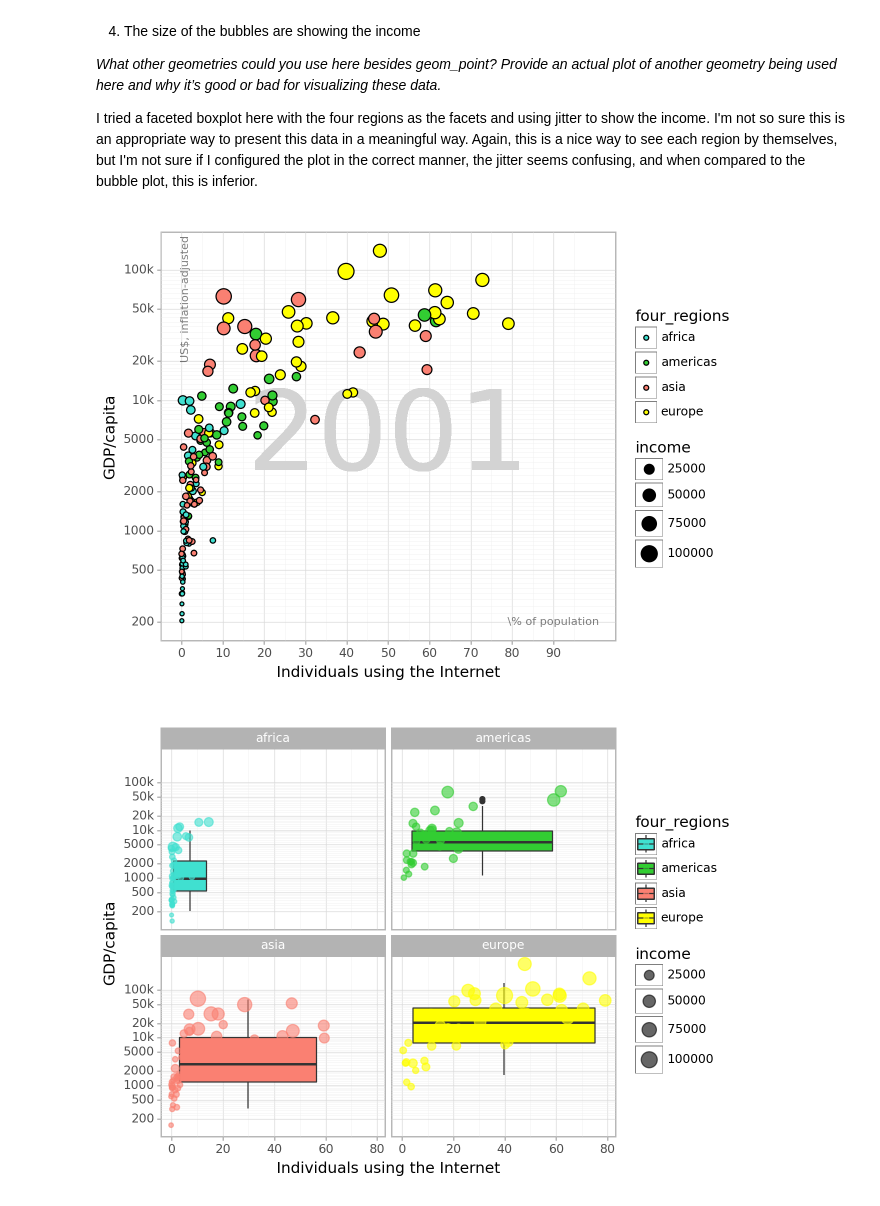
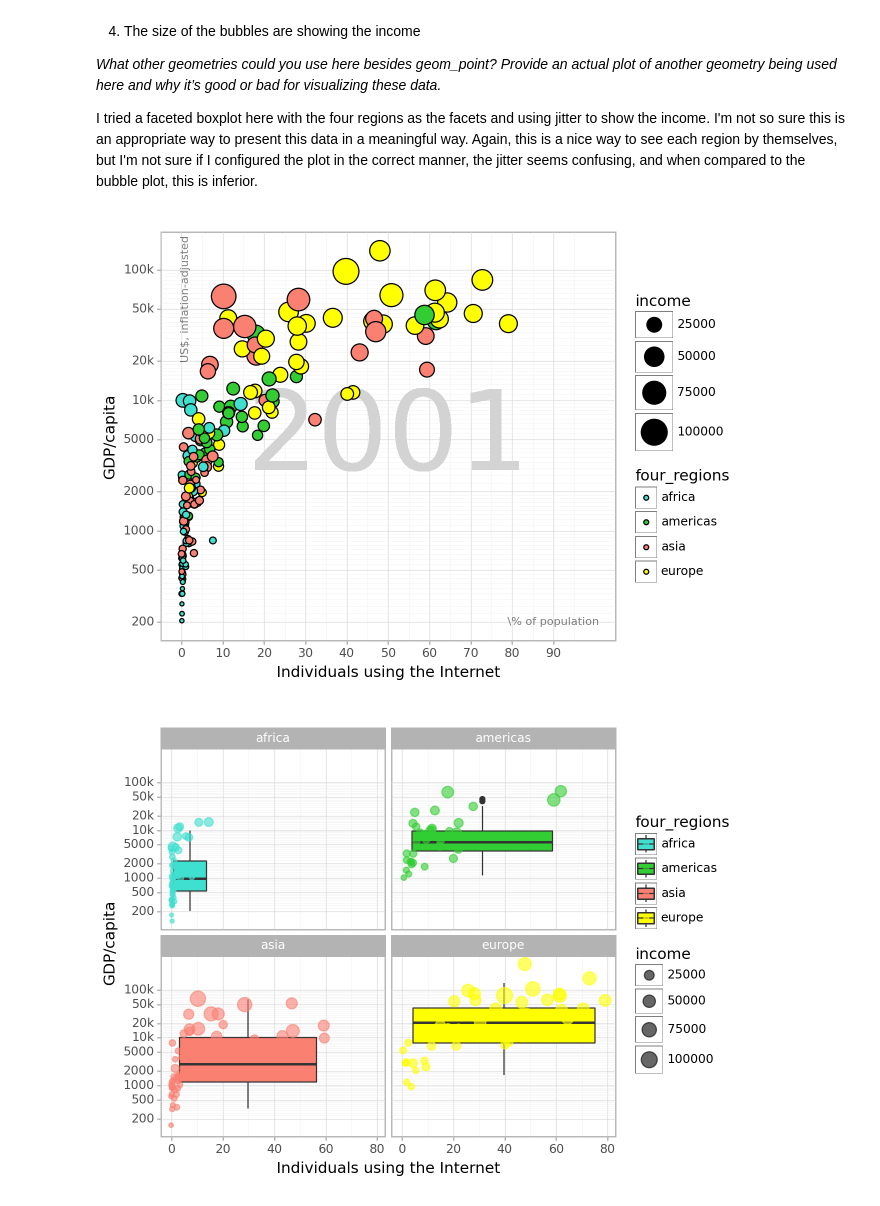
Before and after one commit to jlee932cp/GSB544_JosephLee_Labs, a Jupyter notebook: Lab1_JosephLee.ipynb, the cells around one changed output. Drawn from its saved outputs; the diff is of its cells as text; code cells hidden in the pictures.

```diff
--- a/Lab1_JosephLee.ipynb
+++ b/Lab1_JosephLee.ipynb
@@ -183,34 +185,35 @@ df4 = df4[df4['four_regions'].notna()]
 df4['income'] = pd.to_numeric(df4['income'], errors='coerce')
 df4 = df4[df4['income'].notna()]
 
 # Manually setting the region colors
 region_colors = {
     'asia': 'salmon',
     'africa': 'turquoise',
     'europe': 'yellow',
     'americas': 'limegreen'
 }
 
 # Labeling the breakpoints on the x-axis
 breaks_values = [200, 500, 1000, 2000, 5000, 10000, 20000, 50000, 100000]
 labels_values = ['200', '500', '1000', '2000', '5000', '10k', '20k', '50k', '100k']
 
 # Plotting
 plot = (ggplot(df4, aes(x='internet_users', y='gdp', fill='four_regions', size='income'))
         + geom_text(aes(x=50, y=5000), label="2001", size=80, va='center', ha='center', color="lightgray", fontweight="normal", alpha=0.9)
         + geom_point(shape='o')
+        + scale_size_continuous(range=[1, 10])
         + theme_light()
         + labs(x="Individuals using the Internet", y="GDP/capita")
         + scale_x_continuous(limits=[0, 100], breaks=range(0, 91, 10))
         + scale_y_log10(breaks=breaks_values, labels=labels_values)
         + scale_fill_manual(values=region_colors)
         + annotate("text", x=1, y=60000, label="US$, inflation-adjusted", size=8, alpha=0.5, angle=90)
         + annotate("text", x=90, y=200, label="\% of population", size=8, alpha=0.5)
        )
 
 plot.draw()
 # %% [output]
-[figure, old version]
+[figure, new version]
 # %%
 import pandas as pd
 import plotnine as p9
```
Also changed, not shown: parts of 2 cells of this notebook, 4 other files.
